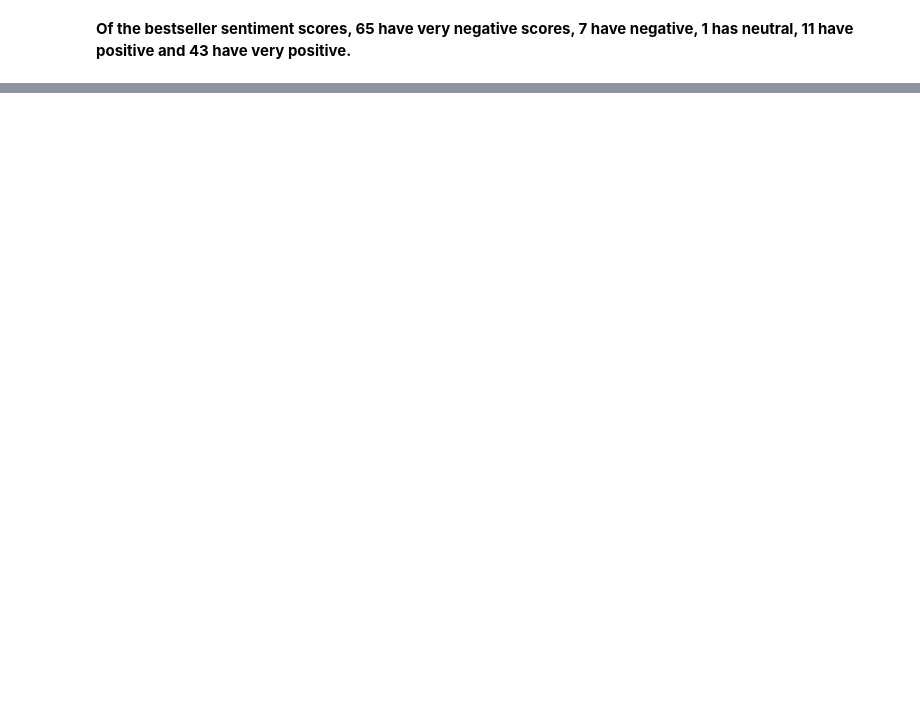
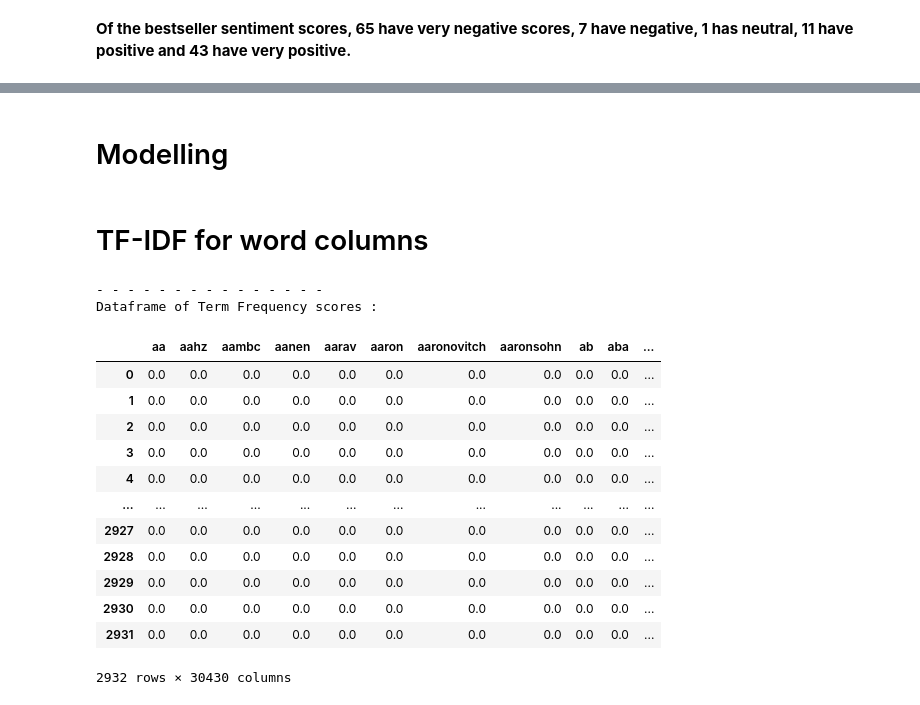
Before and after one commit to Booookkkkkssss/books_main, a Jupyter notebook: magdalena/prepare_explore.ipynb, the cells around one changed output, grey strips where cells are left out. Saved outputs shown, nothing was run; the diff lists cells and outputs as text; code cells hidden in the pictures; blank space fills up the shorter version.

```diff
--- a/magdalena/prepare_explore.ipynb
+++ b/magdalena/prepare_explore.ipynb
@@ -402,0 +468,2 @@ c['title'].value_counts().sum()
+# %% [markdown]
+# Modelling
@@ -402,0 +500,41 @@ c['title'].value_counts().sum()
+# %% [markdown]
+# TF-IDF for word columns
+# %%
+def get_tf(column):
+
+    # obtain TF-IDF score
+    tfidf = TfidfVectorizer()
+
+        # fit-transform
+    bag_o_words = tfidf.fit_transform(train[column])
+
+        # create df of transformed & fit data : TF-IDF score
+    word_df = pd.DataFrame(bag_o_words.todense(),
+                        columns = tfidf.get_feature_names_out())
+
+
+    print()
+    print('- - - - - - - - - - - - - - -')
+    print('Dataframe of Term Frequency scores :')
+    return word_df
+    print()
+    print('- - - - - - - - - - - - - - -')
+# %%
+lem_sum_tf = get_tf('lemmatized_summary')
+lem_sum_tf
+# %% [output]
+- - - - - - - - - - - - - - -
+Dataframe of Term Frequency scores :
+|  | aa | aahz | aambc | aanen | aarav | aaron | aaronovitch | aaronsohn | ab | aba | ... |
+| 0 | 0.0 | 0.0 | 0.0 | 0.0 | 0.0 | 0.0 | 0.0 | 0.0 | 0.0 | 0.0 | ... |
+| 1 | 0.0 | 0.0 | 0.0 | 0.0 | 0.0 | 0.0 | 0.0 | 0.0 | 0.0 | 0.0 | ... |
+| 2 | 0.0 | 0.0 | 0.0 | 0.0 | 0.0 | 0.0 | 0.0 | 0.0 | 0.0 | 0.0 | ... |
+| 3 | 0.0 | 0.0 | 0.0 | 0.0 | 0.0 | 0.0 | 0.0 | 0.0 | 0.0 | 0.0 | ... |
+| 4 | 0.0 | 0.0 | 0.0 | 0.0 | 0.0 | 0.0 | 0.0 | 0.0 | 0.0 | 0.0 | ... |
+| ... | ... | ... | ... | ... | ... | ... | ... | ... | ... | ... | ... |
+| 2927 | 0.0 | 0.0 | 0.0 | 0.0 | 0.0 | 0.0 | 0.0 | 0.0 | 0.0 | 0.0 | ... |
+| 2928 | 0.0 | 0.0 | 0.0 | 0.0 | 0.0 | 0.0 | 0.0 | 0.0 | 0.0 | 0.0 | ... |
+| 2929 | 0.0 | 0.0 | 0.0 | 0.0 | 0.0 | 0.0 | 0.0 | 0.0 | 0.0 | 0.0 | ... |
+| 2930 | 0.0 | 0.0 | 0.0 | 0.0 | 0.0 | 0.0 | 0.0 | 0.0 | 0.0 | 0.0 | ... |
+| 2931 | 0.0 | 0.0 | 0.0 | 0.0 | 0.0 | 0.0 | 0.0 | 0.0 | 0.0 | 0.0 | ... |
+2932 rows × 30430 columns
```
Also changed, not shown: parts of 72 cells of this notebook.
